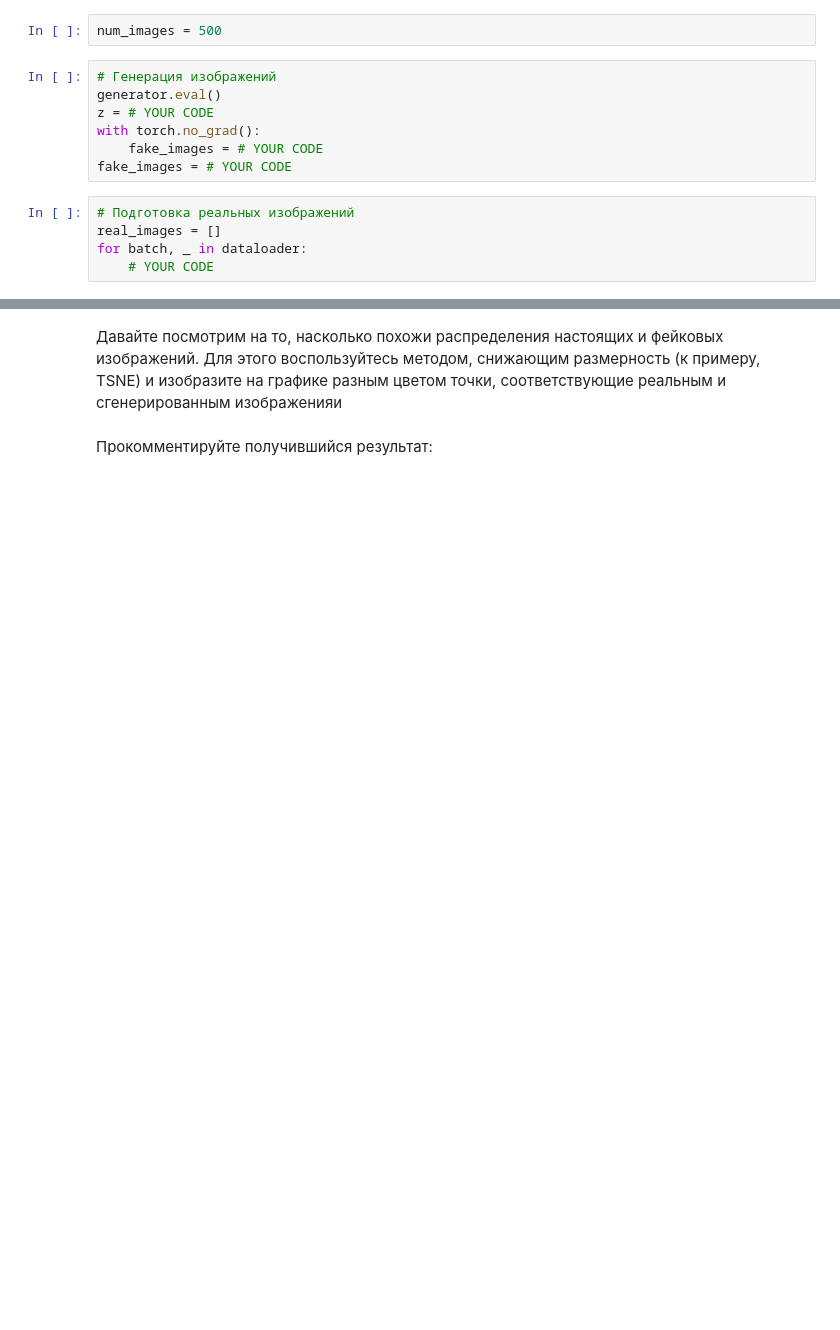
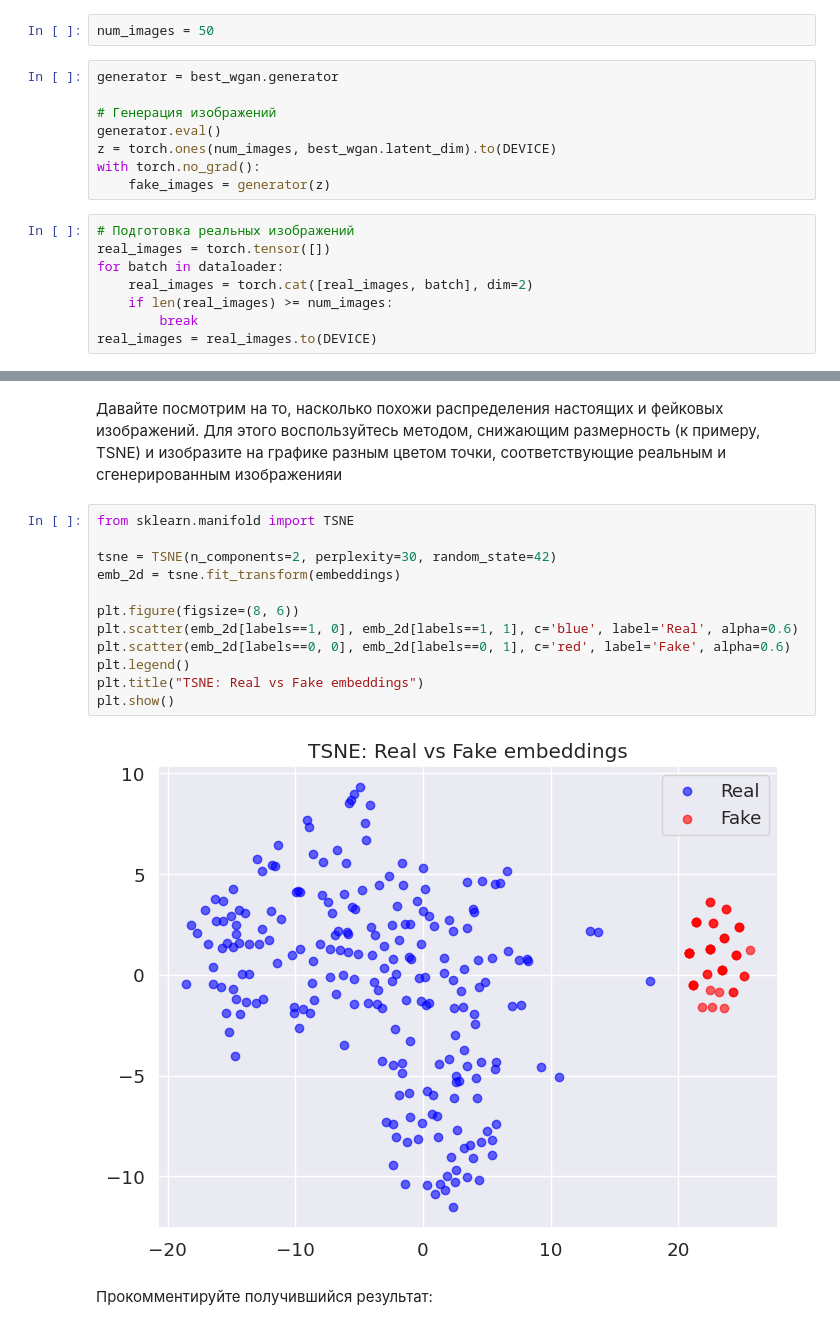
Before and after one commit to Figishe/DeepLearningSchool_part_1_ml_cv, a Jupyter notebook: week_11_GANs/Homework/WGAN_GP_hw_v2.ipynb, the cells around one changed output, grey strips where cells are left out. Drawn from its saved outputs; the diff is of its cells as text; blank space fills up the shorter version.

```diff
--- a/week_11_GANs/Homework/WGAN_GP_hw_v2.ipynb
+++ b/week_11_GANs/Homework/WGAN_GP_hw_v2.ipynb
@@ -681,16 +663,20 @@ show_images(fake_images)
 # %% [markdown]
 Такой способ оценки достаточно долгий, поэтому возьмите только часть изображений. Например, 500 реальных картинок и 500 фейковых.
 # %%
-num_images = 500
+num_images = 50
 # %%
+generator = best_wgan.generator
+
 # Генерация изображений
 generator.eval()
-z = # YOUR CODE
+z = torch.ones(num_images, best_wgan.latent_dim).to(DEVICE)
 with torch.no_grad():
-    fake_images = # YOUR CODE
-fake_images = # YOUR CODE
+    fake_images = generator(z)
 # %%
 # Подготовка реальных изображений
-real_images = []
-for batch, _ in dataloader:
-    # YOUR CODE
+real_images = torch.tensor([])
+for batch in dataloader:
+    real_images = torch.cat([real_images, batch], dim=2)
+    if len(real_images) >= num_images:
+        break
+real_images = real_images.to(DEVICE)
@@ -698,5 +721,19 @@ for batch, _ in dataloader:
 ### Визуализация распределений (1 балл)
 # %% [markdown]
 Давайте посмотрим на то, насколько похожи распределения настоящих и фейковых изображений. Для этого воспользуйтесь методом, снижающим размерность (к примеру, TSNE) и изобразите на графике разным цветом точки, соответствующие реальным и сгенерированным изображенияи
+# %%
+from sklearn.manifold import TSNE
+
+tsne = TSNE(n_components=2, perplexity=30, random_state=42)
+emb_2d = tsne.fit_transform(embeddings)
+
+plt.figure(figsize=(8, 6))
+plt.scatter(emb_2d[labels==1, 0], emb_2d[labels==1, 1], c='blue', label='Real', alpha=0.6)
+plt.scatter(emb_2d[labels==0, 0], emb_2d[labels==0, 1], c='red', label='Fake', alpha=0.6)
+plt.legend()
+plt.title("TSNE: Real vs Fake embeddings")
+plt.show()
+# %% [output]
+[figure, added]
 # %% [markdown]
 Прокомментируйте получившийся результат:
```
Also changed, not shown: parts of 9 cells of this notebook.
